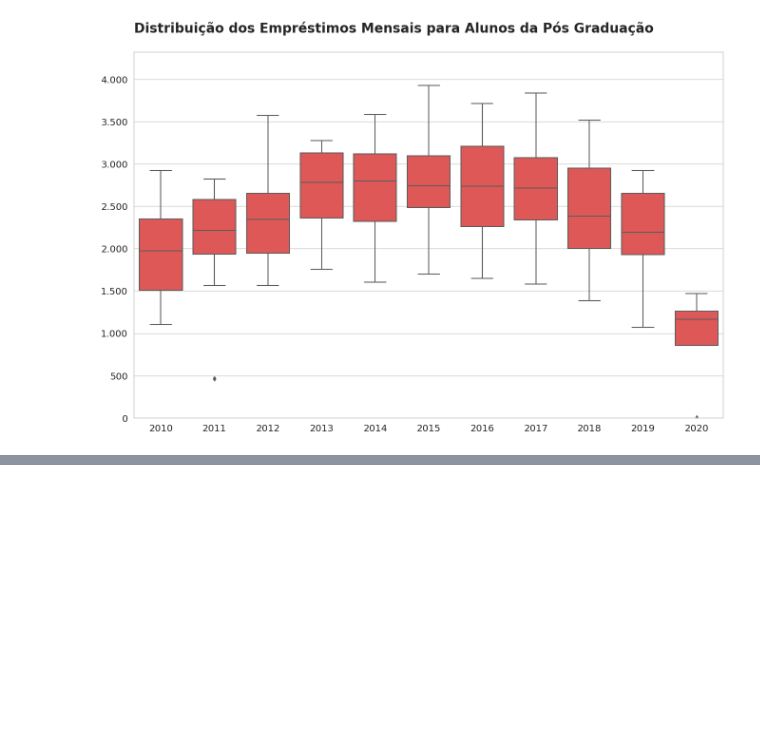
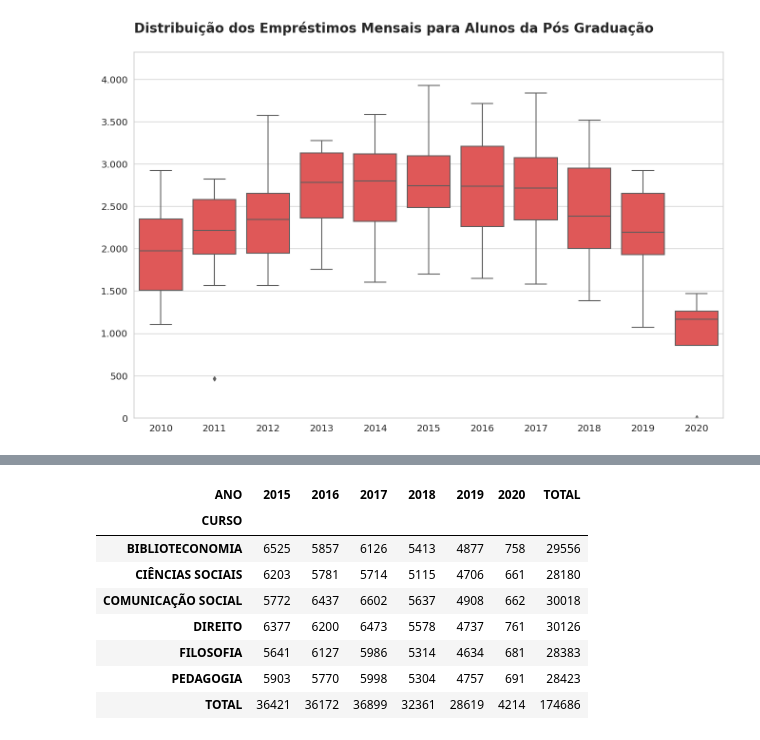
Before and after one commit to LuizGustavo8/7DaysOfCode, a Jupyter notebook: 7DaysOfCode.ipynb, the cells around one changed output, grey strips where cells are left out. Cells and saved outputs as stored; diff of their text form; code cells hidden in the pictures; blank space fills up the shorter version.

```diff
--- a/7DaysOfCode.ipynb
+++ b/7DaysOfCode.ipynb
@@ -739,0 +886,2 @@ gera_box_plot(alunos_pos_graduacao_acervo_circulante,'ano','quantidade','Distrib
+# %%
+cursos_requisitados = excel_concat_json.query("curso == ['BIBLIOTECONOMIA','CIÊNCIAS SOCIAIS','COMUNICAÇÃO SOCIAL','DIREITO','FILOSOFIA','PEDAGOGIA']")
@@ -739,0 +904,8 @@ gera_box_plot(alunos_pos_graduacao_acervo_circulante,'ano','quantidade','Distrib
+# %%
+cadastro_usuarios_cursos_selecionados = a_partir_de_2015.merge(cursos_requisitados) #unindo os dataframes de cadastrado de usuários e de empréstimos
+# %%
+cadastro_usuarios_cursos_selecionados.data_emprestimo = cadastro_usuarios_cursos_selecionados.data_emprestimo.dt.year
+# %%
+emprestimos_cursos_selecionados = cadastro_usuarios_cursos_selecionados.iloc[:,[1,3]].value_counts().reset_index()
+emprestimos_cursos_selecionados.columns = ['ANO','CURSO','QUANTIDADE_EMPRESTIMOS']
+emprestimos_cursos_selecionados
@@ -739,0 +930,21 @@ gera_box_plot(alunos_pos_graduacao_acervo_circulante,'ano','quantidade','Distrib
+# %%
+emprestimos_tipo_usuario_curso_pivot = emprestimos_cursos_selecionados.pivot_table(
+        index = 'CURSO',
+        columns = 'ANO',
+        values = 'QUANTIDADE_EMPRESTIMOS',
+        fill_value = '-',
+        aggfunc= sum,
+        margins = True,
+        margins_name = 'TOTAL',
+)
+emprestimos_tipo_usuario_curso_pivot
+# %% [output]
+| ANO | 2015 | 2016 | 2017 | 2018 | 2019 | 2020 | TOTAL |
+| CURSO |  |  |  |  |  |  |  |
+| BIBLIOTECONOMIA | 6525 | 5857 | 6126 | 5413 | 4877 | 758 | 29556 |
+| CIÊNCIAS SOCIAIS | 6203 | 5781 | 5714 | 5115 | 4706 | 661 | 28180 |
+| COMUNICAÇÃO SOCIAL | 5772 | 6437 | 6602 | 5637 | 4908 | 662 | 30018 |
+| DIREITO | 6377 | 6200 | 6473 | 5578 | 4737 | 761 | 30126 |
+| FILOSOFIA | 5641 | 6127 | 5986 | 5314 | 4634 | 681 | 28383 |
+| PEDAGOGIA | 5903 | 5770 | 5998 | 5304 | 4757 | 691 | 28423 |
+| TOTAL | 36421 | 36172 | 36899 | 32361 | 28619 | 4214 | 174686 |
```
Also changed, not shown: parts of 33 cells of this notebook.
